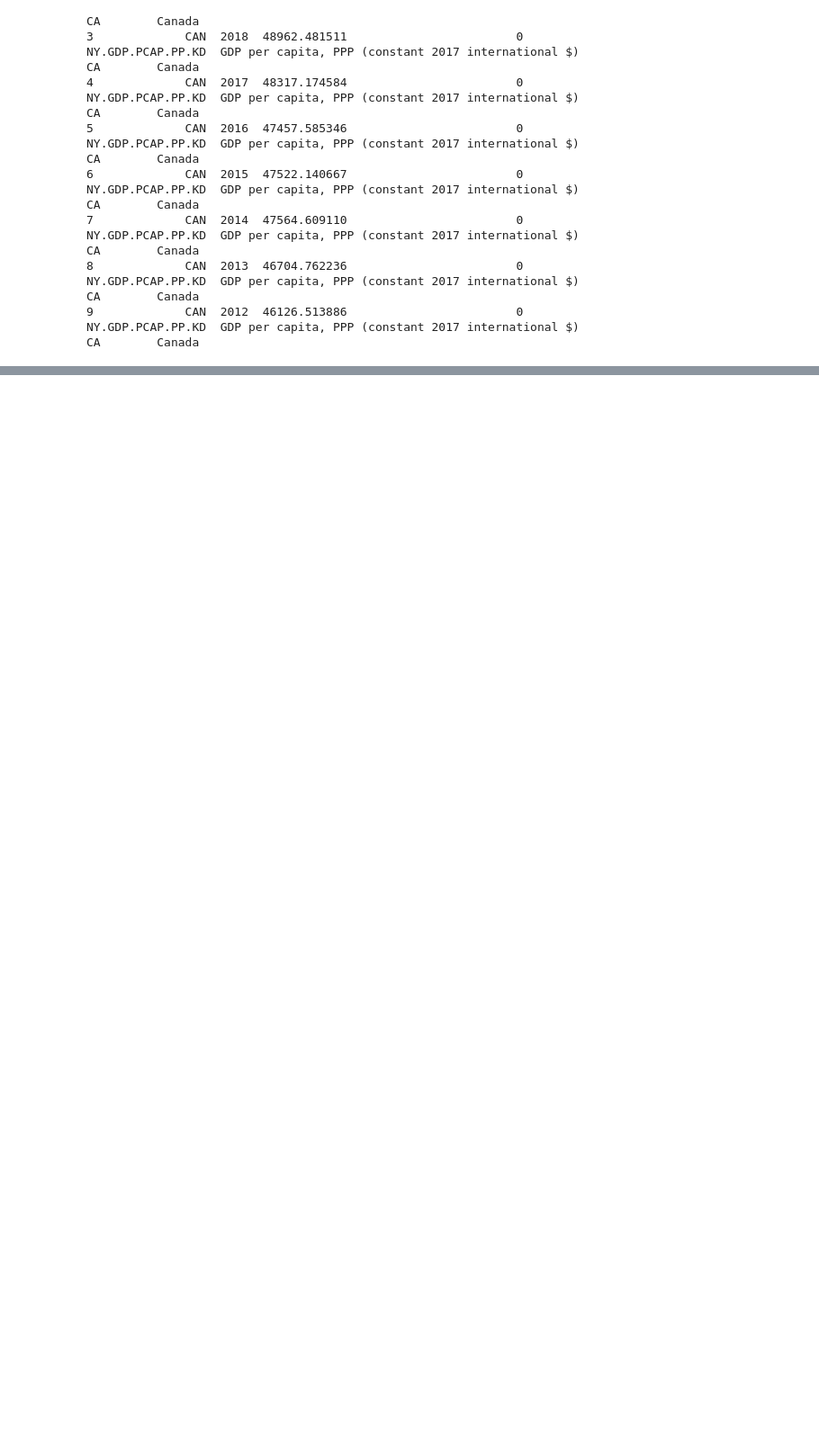
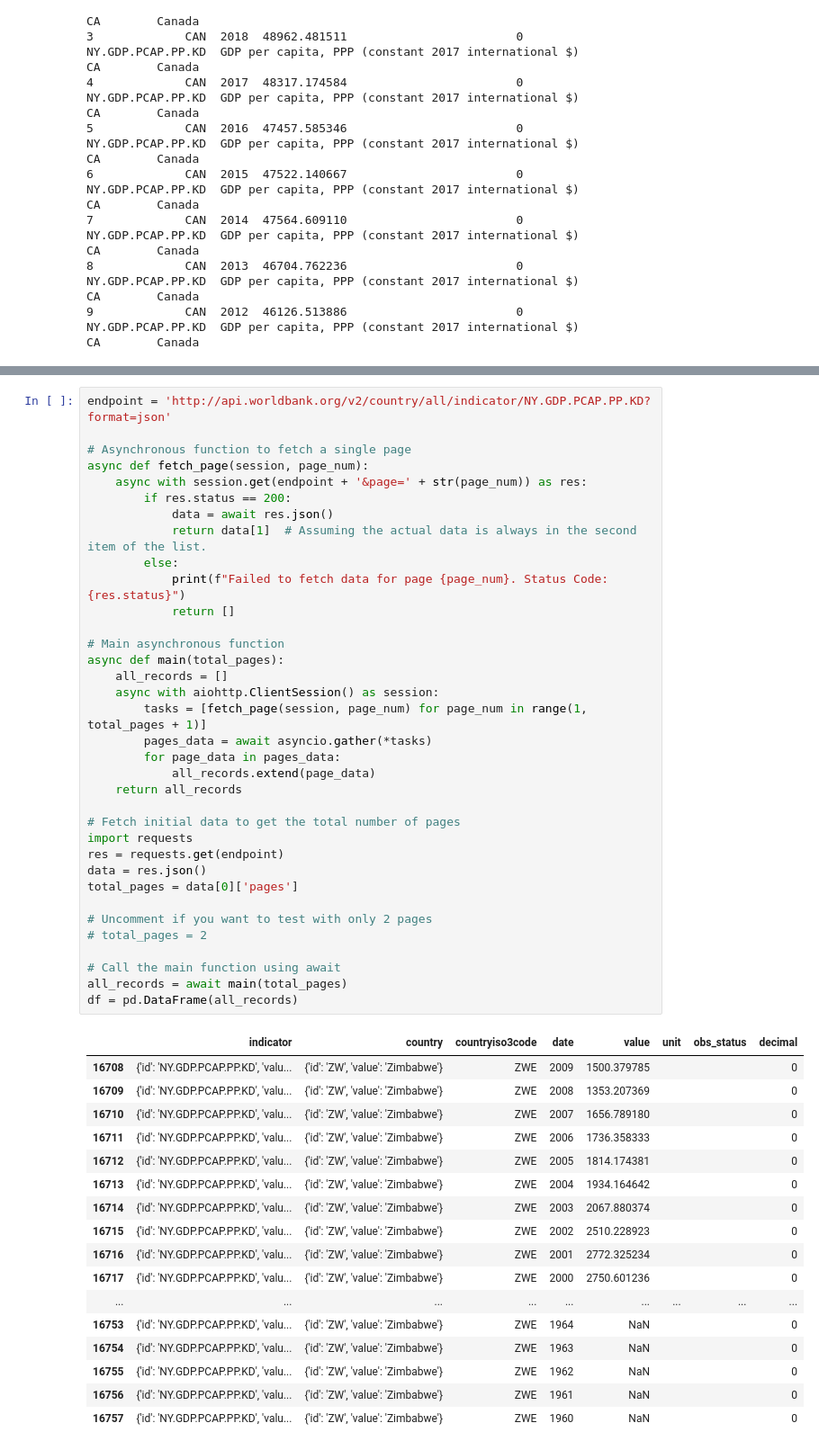
Before and after one commit to nss-data-science-cohort-7/api-exercise-shanks-t, a Jupyter notebook: notebooks/api_questions.ipynb, the cells around one changed output, grey strips where cells are left out. Shown at 90% size. Saved outputs shown, nothing was run; the diff lists cells and outputs as text; blank space fills up the shorter version.

Commit message:
rewrot loop using concurrency

```diff
--- a/notebooks/api_questions.ipynb
+++ b/notebooks/api_questions.ipynb
@@ -244,6 +241,59 @@ df.head(10)
 | 7 | {'id': 'NY.GDP.PCAP.PP.KD', 'valu... | {'id': 'ZH', 'value': 'Africa Eas... | AFE | 2015 | 3658.533588 |  |  | 0 |
 | 8 | {'id': 'NY.GDP.PCAP.PP.KD', 'valu... | {'id': 'ZH', 'value': 'Africa Eas... | AFE | 2014 | 3642.875373 |  |  | 0 |
 | 9 | {'id': 'NY.GDP.PCAP.PP.KD', 'valu... | {'id': 'ZH', 'value': 'Africa Eas... | AFE | 2013 | 3593.299065 |  |  | 0 |
+# %%
+endpoint = 'http://api.worldbank.org/v2/country/all/indicator/NY.GDP.PCAP.PP.KD?format=json'
+
+# Asynchronous function to fetch a single page
+async def fetch_page(session, page_num):
+    async with session.get(endpoint + '&page=' + str(page_num)) as res:
+        if res.status == 200:
+            data = await res.json()
+            return data[1]  # Assuming the actual data is always in the second item of the list.
+        else:
+            print(f"Failed to fetch data for page {page_num}. Status Code: {res.status}")
+            return []
+
+# Main asynchronous function
+async def main(total_pages):
+    all_records = []
+    async with aiohttp.ClientSession() as session:
+        tasks = [fetch_page(session, page_num) for page_num in range(1, total_pages + 1)]
+        pages_data = await asyncio.gather(*tasks)
+        for page_data in pages_data:
+            all_records.extend(page_data)
+    return all_records
+
+# Fetch initial data to get the total number of pages
+import requests
+res = requests.get(endpoint)
+data = res.json()
+total_pages = data[0]['pages']
+
+# Uncomment if you want to test with only 2 pages
+# total_pages = 2
+
+# Call the main function using await
+all_records = await main(total_pages)
+df = pd.DataFrame(all_records)
+# %% [output]
+|  | indicator | country | countryiso3code | date | value | unit | obs_status | decimal |
+| 16708 | {'id': 'NY.GDP.PCAP.PP.KD', 'valu... | {'id': 'ZW', 'value': 'Zimbabwe'} | ZWE | 2009 | 1500.379785 |  |  | 0 |
+| 16709 | {'id': 'NY.GDP.PCAP.PP.KD', 'valu... | {'id': 'ZW', 'value': 'Zimbabwe'} | ZWE | 2008 | 1353.207369 |  |  | 0 |
+| 16710 | {'id': 'NY.GDP.PCAP.PP.KD', 'valu... | {'id': 'ZW', 'value': 'Zimbabwe'} | ZWE | 2007 | 1656.789180 |  |  | 0 |
+| 16711 | {'id': 'NY.GDP.PCAP.PP.KD', 'valu... | {'id': 'ZW', 'value': 'Zimbabwe'} | ZWE | 2006 | 1736.358333 |  |  | 0 |
+| 16712 | {'id': 'NY.GDP.PCAP.PP.KD', 'valu... | {'id': 'ZW', 'value': 'Zimbabwe'} | ZWE | 2005 | 1814.174381 |  |  | 0 |
+| 16713 | {'id': 'NY.GDP.PCAP.PP.KD', 'valu... | {'id': 'ZW', 'value': 'Zimbabwe'} | ZWE | 2004 | 1934.164642 |  |  | 0 |
+| 16714 | {'id': 'NY.GDP.PCAP.PP.KD', 'valu... | {'id': 'ZW', 'value': 'Zimbabwe'} | ZWE | 2003 | 2067.880374 |  |  | 0 |
+| 16715 | {'id': 'NY.GDP.PCAP.PP.KD', 'valu... | {'id': 'ZW', 'value': 'Zimbabwe'} | ZWE | 2002 | 2510.228923 |  |  | 0 |
+| 16716 | {'id': 'NY.GDP.PCAP.PP.KD', 'valu... | {'id': 'ZW', 'value': 'Zimbabwe'} | ZWE | 2001 | 2772.325234 |  |  | 0 |
+| 16717 | {'id': 'NY.GDP.PCAP.PP.KD', 'valu... | {'id': 'ZW', 'value': 'Zimbabwe'} | ZWE | 2000 | 2750.601236 |  |  | 0 |
+| ... | ... | ... | ... | ... | ... | ... | ... | ... |
+| 16753 | {'id': 'NY.GDP.PCAP.PP.KD', 'valu... | {'id': 'ZW', 'value': 'Zimbabwe'} | ZWE | 1964 | NaN |  |  | 0 |
+| 16754 | {'id': 'NY.GDP.PCAP.PP.KD', 'valu... | {'id': 'ZW', 'value': 'Zimbabwe'} | ZWE | 1963 | NaN |  |  | 0 |
+| 16755 | {'id': 'NY.GDP.PCAP.PP.KD', 'valu... | {'id': 'ZW', 'value': 'Zimbabwe'} | ZWE | 1962 | NaN |  |  | 0 |
+| 16756 | {'id': 'NY.GDP.PCAP.PP.KD', 'valu... | {'id': 'ZW', 'value': 'Zimbabwe'} | ZWE | 1961 | NaN |  |  | 0 |
+| 16757 | {'id': 'NY.GDP.PCAP.PP.KD', 'valu... | {'id': 'ZW', 'value': 'Zimbabwe'} | ZWE | 1960 | NaN |  |  | 0 |
 # %%
 endpoint = 'http://api.worldbank.org/v2/indicator'
 params = {
```
Also changed, not shown: parts of 2 cells of this notebook.
